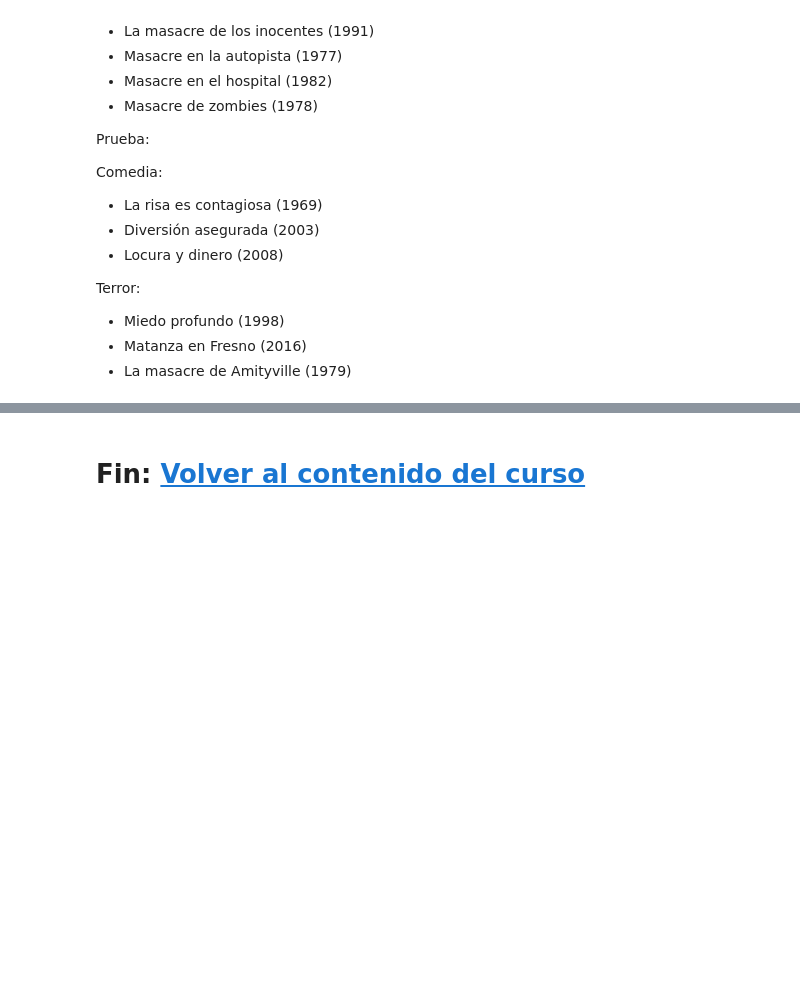
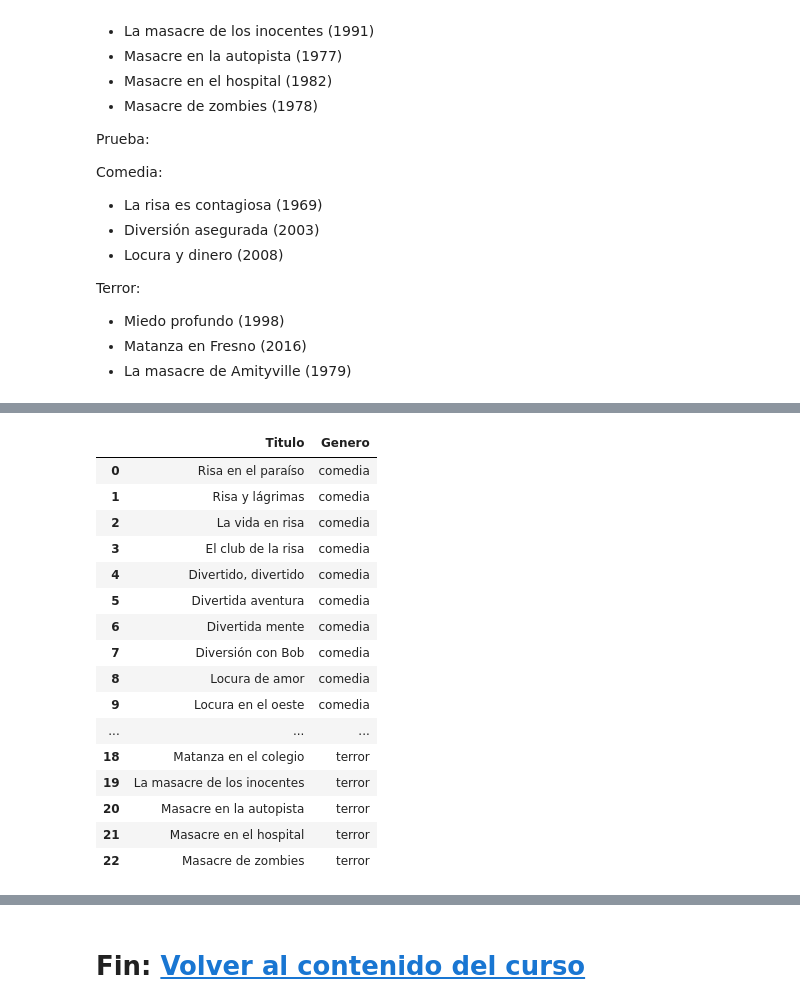
Before and after one commit to amiune/freecodingtour, a Jupyter notebook: cursos/espanol/deeplearning/2_texto_a_vectores.ipynb, the cells around one changed output, grey strips where cells are left out. Cells and saved outputs as stored; diff of their text form; code cells hidden in the pictures; blank space fills up the shorter version.

```diff
--- a/cursos/espanol/deeplearning/2_texto_a_vectores.ipynb
+++ b/cursos/espanol/deeplearning/2_texto_a_vectores.ipynb
@@ -117,0 +197,24 @@ Terror:
+# %%
+#@title Solucion Ejercicio 1: Paso 2 {display-mode:"form"}
+
+import pandas as pd
+df_train = pd.DataFrame({"Titulo": X_train,"Genero": y_train})
+df_train
+# %% [output]
+|  | Titulo | Genero |
+| 0 | Risa en el paraíso | comedia |
+| 1 | Risa y lágrimas | comedia |
+| 2 | La vida en risa | comedia |
+| 3 | El club de la risa | comedia |
+| 4 | Divertido, divertido | comedia |
+| 5 | Divertida aventura | comedia |
+| 6 | Divertida mente | comedia |
+| 7 | Diversión con Bob | comedia |
+| 8 | Locura de amor | comedia |
+| 9 | Locura en el oeste | comedia |
+| ... | ... | ... |
+| 18 | Matanza en el colegio | terror |
+| 19 | La masacre de los inocentes | terror |
+| 20 | Masacre en la autopista | terror |
+| 21 | Masacre en el hospital | terror |
+| 22 | Masacre de zombies | terror |
```
Also changed, not shown: parts of 6 cells of this notebook, 1 other file.
